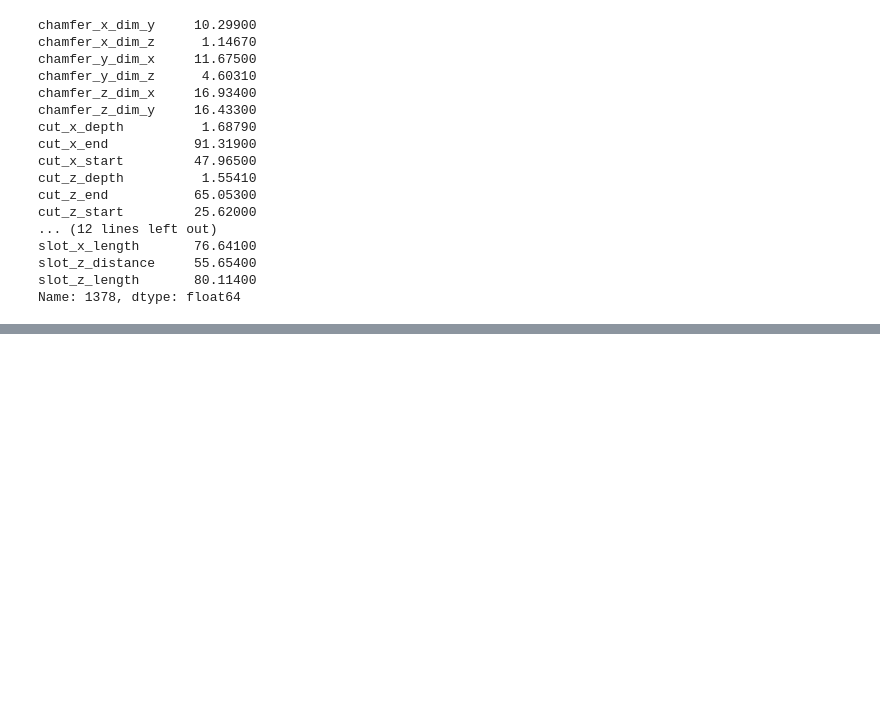
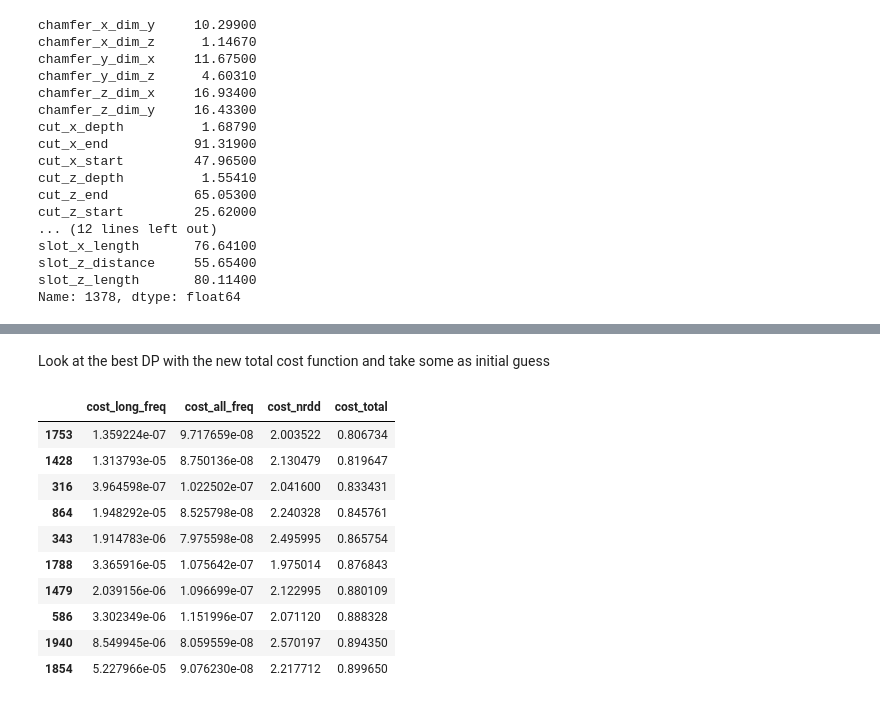
Before and after one commit to francoisbrouet/sep24_cds_int_us-welding, a Jupyter notebook: notebooks/7-optimization.ipynb, the cells around one changed output, grey strips where cells are left out. Saved outputs shown, nothing was run; the diff lists cells and outputs as text; code cells hidden in the pictures; blank space fills up the shorter version.

```diff
--- a/notebooks/7-optimization.ipynb
+++ b/notebooks/7-optimization.ipynb
@@ -887,0 +933,11 @@ Name: 1378, dtype: float64
+# %%
+# Calculate the costs for all DP again with slot class 4-2
+df_costs_01 = pd.DataFrame()
+
+for id in idx_slots_4_2:
+    print ('Index: ', id, ' / ', len(idx_slots_4_2)-1)
+    lst_xvar = df_params.loc[id, lst_var].tolist()
+
+    df_costs_01.loc[id, 'cost_long_freq'] = f_cost_long_freq(lst_xvar)
+    df_costs_01.loc[id, 'cost_all_freq'] = f_cost_all_freq_01(lst_xvar)
+    df_costs_01.loc[id, 'cost_nrdd'] = f_cost_nrdd(lst_xvar)
@@ -887,0 +962,11 @@ Name: 1378, dtype: float64
+# %%
+# Adjust the weights with the calculated costs
+mean_cost_long_freq = df_costs_01['cost_long_freq'].mean()
+mean_cost_all_freq = df_costs_01['cost_all_freq'].mean()
+mean_cost_nrdd = df_costs_01['cost_nrdd'].mean()
+
+print ('New weight (cost_long_freq):', 1/mean_cost_long_freq)
+print ('New weight (cost_all_freq):', 1/mean_cost_all_freq)
+print ('New weight (cost_nrdd):', 1/mean_cost_nrdd)
+
+weights = [1/mean_cost_long_freq, 1/mean_cost_all_freq, 1/mean_cost_nrdd]
@@ -887,0 +977,4 @@ Name: 1378, dtype: float64
+# %%
+df_costs_01['cost_total'] = df_costs_01['cost_long_freq']*weights[0] + \
+                        df_costs_01['cost_all_freq']*weights[1] + \
+                        df_costs_01['cost_nrdd']*weights[2]
@@ -887,0 +1061,17 @@ Name: 1378, dtype: float64
+# %% [markdown]
+Look at the best DP with the new total cost function and take some as initial guess
+# %%
+df_costs_01_best = df_costs_01.sort_values(by='cost_total', ascending=True).head(10)
+display(df_costs_01_best)
+# %% [output]
+|  | cost_long_freq | cost_all_freq | cost_nrdd | cost_total |
+| 1753 | 1.359224e-07 | 9.717659e-08 | 2.003522 | 0.806734 |
+| 1428 | 1.313793e-05 | 8.750136e-08 | 2.130479 | 0.819647 |
+| 316 | 3.964598e-07 | 1.022502e-07 | 2.041600 | 0.833431 |
+| 864 | 1.948292e-05 | 8.525798e-08 | 2.240328 | 0.845761 |
+| 343 | 1.914783e-06 | 7.975598e-08 | 2.495995 | 0.865754 |
+| 1788 | 3.365916e-05 | 1.075642e-07 | 1.975014 | 0.876843 |
+| 1479 | 2.039156e-06 | 1.096699e-07 | 2.122995 | 0.880109 |
+| 586 | 3.302349e-06 | 1.151996e-07 | 2.071120 | 0.888328 |
+| 1940 | 8.549945e-06 | 8.059559e-08 | 2.570197 | 0.894350 |
+| 1854 | 5.227966e-05 | 9.076230e-08 | 2.217712 | 0.899650 |
```
Also changed, not shown: parts of 13 cells of this notebook.
